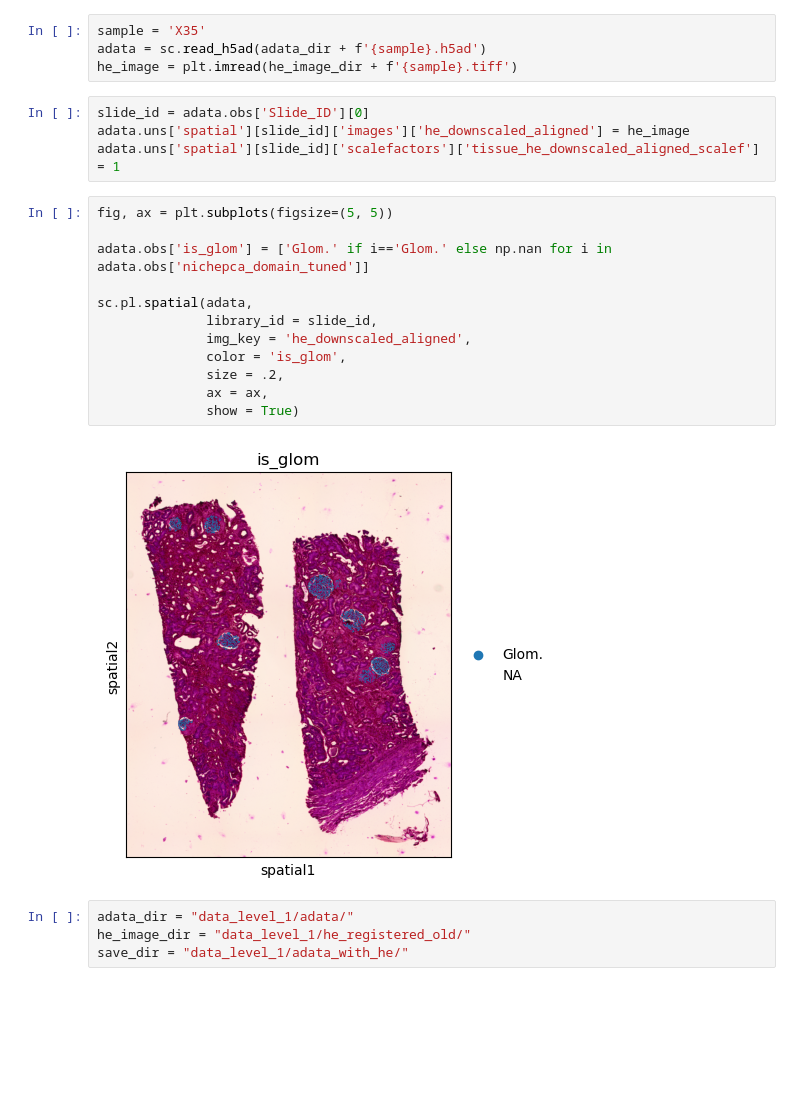
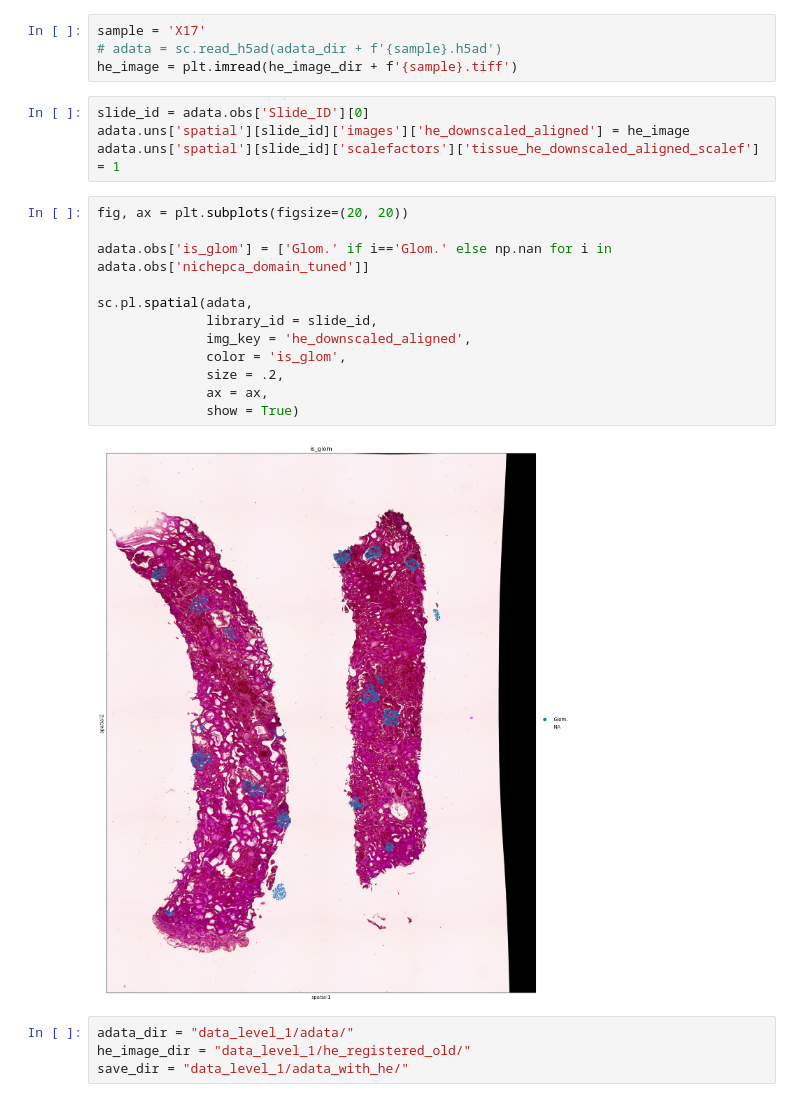
Before and after one commit to imsb-uke/xenium-cgn, a Jupyter notebook: notebooks/03_image_registration/plot_example.ipynb, the cells around one changed output. Drawn from its saved outputs; the diff is of its cells as text; blank space fills up the shorter version.

```diff
--- a/notebooks/03_image_registration/plot_example.ipynb
+++ b/notebooks/03_image_registration/plot_example.ipynb
@@ -14,27 +14,27 @@ warnings.filterwarnings('ignore')
 adata_dir = "data_level_1/adata/"
 he_image_dir = "data_level_1/he_registered_old/"
 # %%
-sample = 'X35'
-adata = sc.read_h5ad(adata_dir + f'{sample}.h5ad')
+sample = 'X17'
+# adata = sc.read_h5ad(adata_dir + f'{sample}.h5ad')
 he_image = plt.imread(he_image_dir + f'{sample}.tiff')
 # %%
 slide_id = adata.obs['Slide_ID'][0]
 adata.uns['spatial'][slide_id]['images']['he_downscaled_aligned'] = he_image
 adata.uns['spatial'][slide_id]['scalefactors']['tissue_he_downscaled_aligned_scalef'] = 1
 # %%
-fig, ax = plt.subplots(figsize=(5, 5))
+fig, ax = plt.subplots(figsize=(20, 20))
 
 adata.obs['is_glom'] = ['Glom.' if i=='Glom.' else np.nan for i in adata.obs['nichepca_domain_tuned']]
 
 sc.pl.spatial(adata,
               library_id = slide_id,
               img_key = 'he_downscaled_aligned',
               color = 'is_glom',
               size = .2,
               ax = ax,
               show = True)
 # %% [output]
-[figure, old version]
+[figure, new version]
 # %%
 adata_dir = "data_level_1/adata/"
 he_image_dir = "data_level_1/he_registered_old/"
```
Also changed, not shown: 3 other files.
